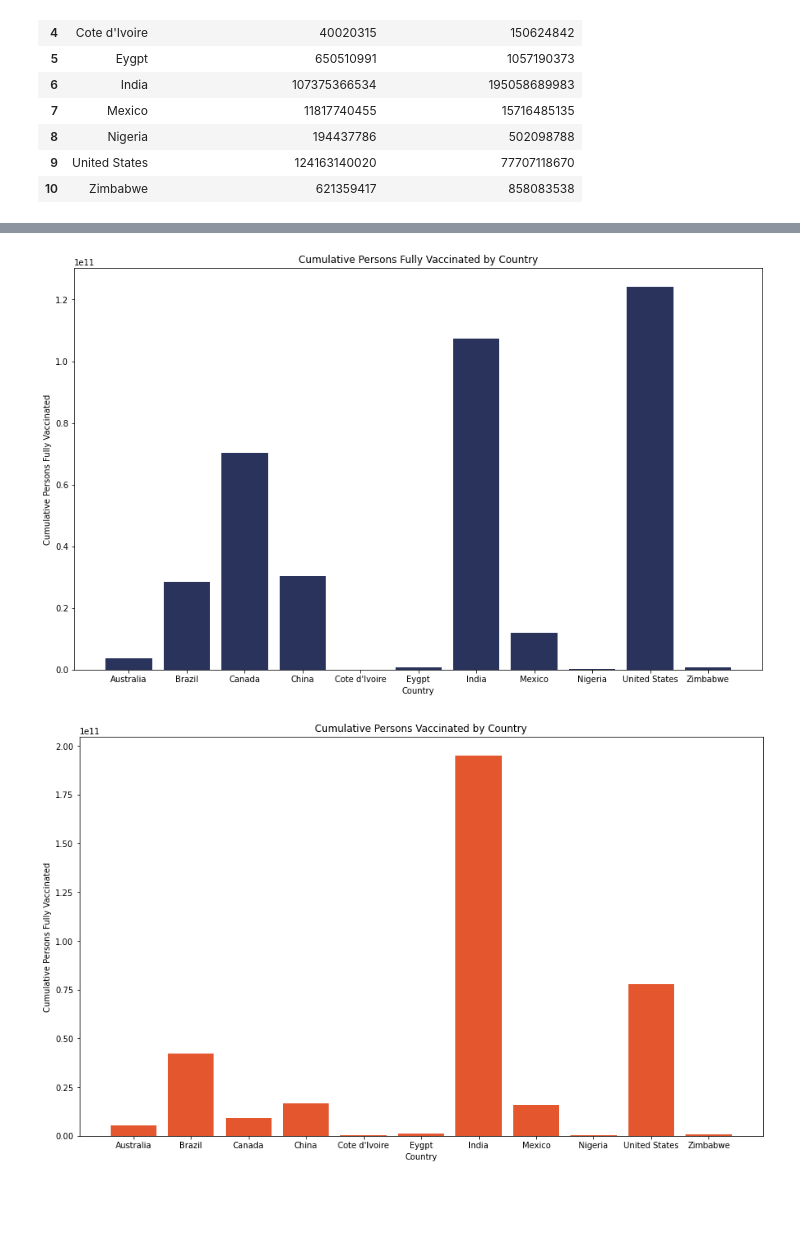
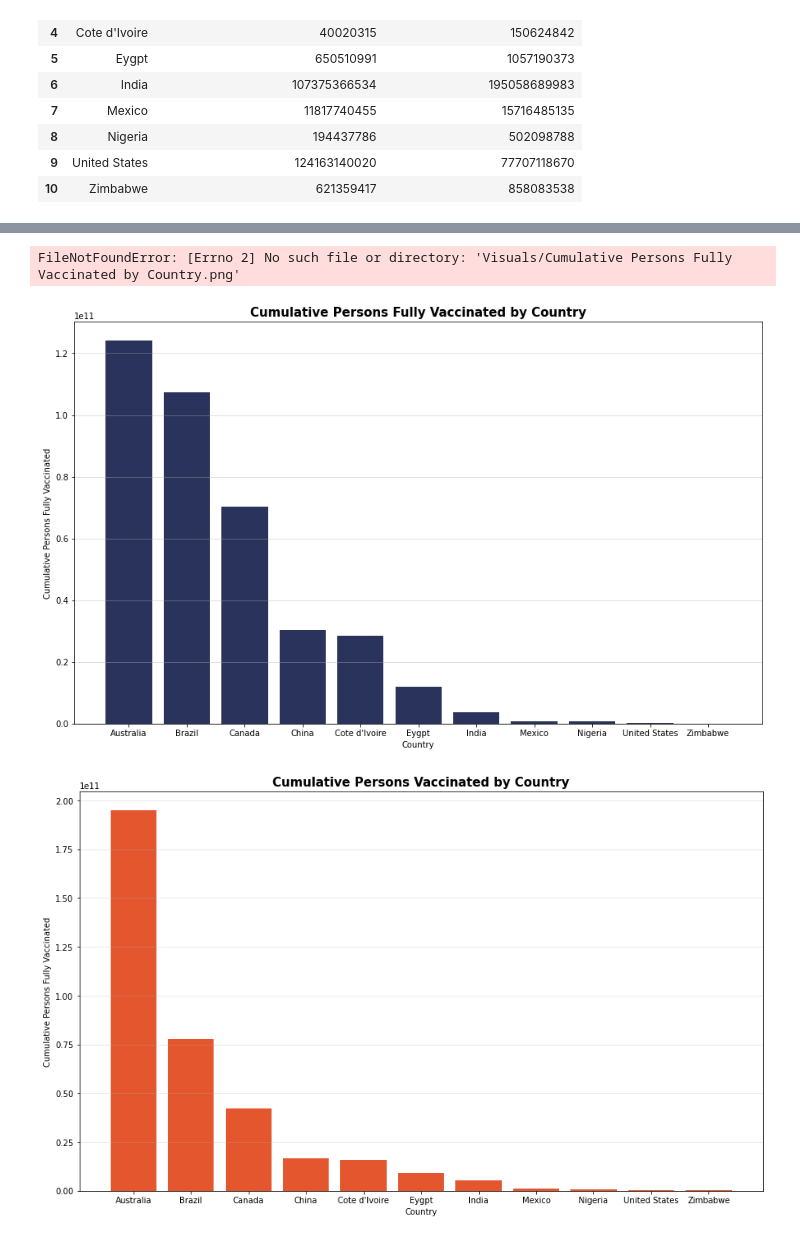
Before and after one commit to boojaado/group4-etl-project, a Jupyter notebook: Visualizations.ipynb, the cells around one changed output, grey strips where cells are left out. Saved outputs shown, nothing was run; the diff lists cells and outputs as text; code cells hidden in the pictures; blank space fills up the shorter version.

Commit message:
Edits 3 Visuals
Made a mistake by sending to Calvin's branch. This is for the main folder.

```diff
--- a/Visualizations.ipynb
+++ b/Visualizations.ipynb
@@ -144,32 +156,37 @@ totalvacdf
 # %%
 plt.figure(figsize=(15,9))
 
-plt.bar(totalvacdf.Country, totalvacdf["Cumulative Persons Fully Vaccinated"], color="#29335C", align="center")
+plt.bar(totalvacdf.Country, totalvacdf["Cumulative Persons Fully Vaccinated"].sort_values(ascending = False), color="#29335C", align="center")
 
 plt.xticks(rotation=0)
 
-plt.title("Cumulative Persons Fully Vaccinated by Country")
+plt.title("Cumulative Persons Fully Vaccinated by Country", fontsize=15, fontweight="bold")
 plt.xlabel("Country")
 plt.ylabel("Cumulative Persons Fully Vaccinated")
 
-plt.savefig("../Resources/Cumulative Persons Fully Vaccinated by Country.png")
+plt.grid(axis="y", alpha = 0.45)
+
+plt.savefig("Visuals/Cumulative Persons Fully Vaccinated by Country.png")
 
 plt.show()
 # %% [output]
+FileNotFoundError: [Errno 2] No such file or directory: 'Visuals/Cumulative Persons Fully Vaccinated by Country.png'
-[figure, old version]
+[figure, new version]
 # %%
 plt.figure(figsize=(15,9))
 
-plt.bar(totalvacdf.Country, totalvacdf["Cumulative Persons Vaccinated"], color="#E4572E", align="center")
+plt.bar(totalvacdf.Country, totalvacdf["Cumulative Persons Vaccinated"].sort_values(ascending = False), color="#E4572E", align="center")
 
 plt.xticks(rotation=0)
 
-plt.title("Cumulative Persons Vaccinated by Country")
+plt.title("Cumulative Persons Vaccinated by Country",fontsize=15, fontweight="bold")
 plt.xlabel("Country")
 plt.ylabel("Cumulative Persons Fully Vaccinated")
 
-plt.savefig("../Resources/Cumulative Persons Vaccinated by Country.png")
+plt.grid(axis="y", alpha = 0.35)
+
+plt.savefig("Visuals/Cumulative Persons Vaccinated by Country.png")
 
 plt.show()
 # %% [output]
-[figure, old version]
+[figure, new version]
```
Also changed, not shown: parts of 1 cell of this notebook, 2 other files.
